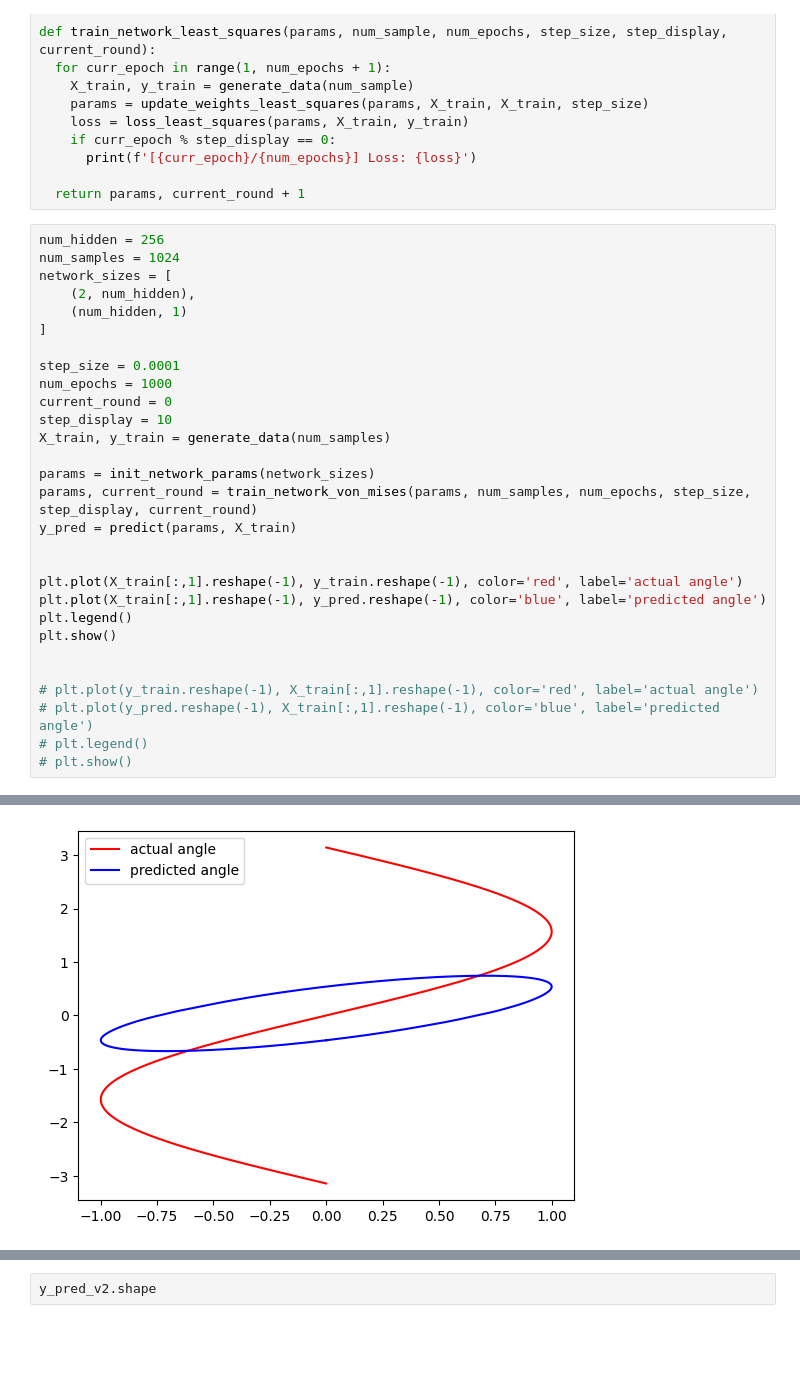
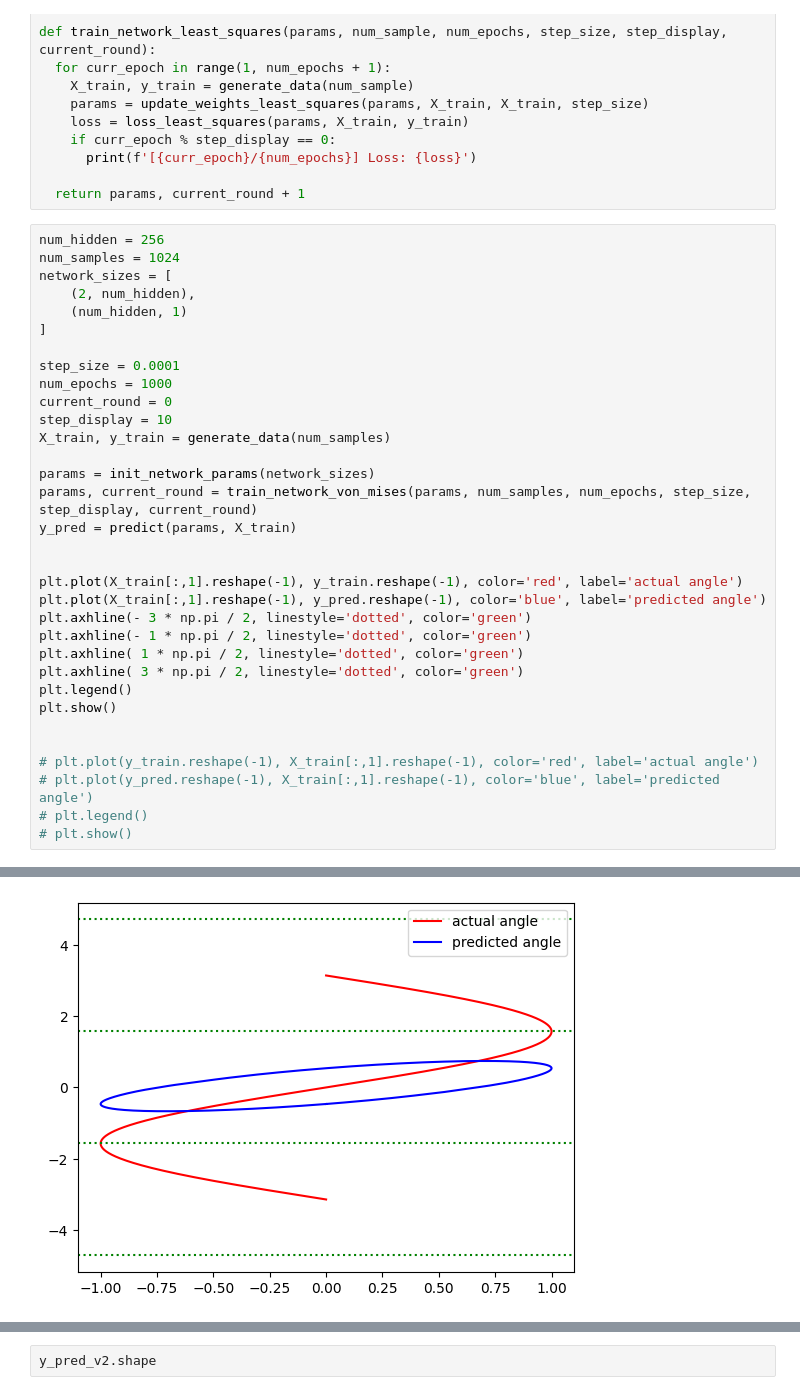
Before and after one commit to jumzzz/understanding-dl, a Jupyter notebook: ch-05/exercises/03-von-mises-loss-function.ipynb, the cells around one changed output, grey strips where cells are left out. Saved outputs shown, nothing was run; the diff lists cells and outputs as text; blank space fills up the shorter version.

```diff
--- a/ch-05/exercises/03-von-mises-loss-function.ipynb
+++ b/ch-05/exercises/03-von-mises-loss-function.ipynb
@@ -182,34 +182,38 @@ y_pred = predict(params, X_train)
 
 
 plt.plot(X_train[:,1].reshape(-1), y_train.reshape(-1), color='red', label='actual angle')
 plt.plot(X_train[:,1].reshape(-1), y_pred.reshape(-1), color='blue', label='predicted angle')
+plt.axhline(- 3 * np.pi / 2, linestyle='dotted', color='green')
+plt.axhline(- 1 * np.pi / 2, linestyle='dotted', color='green')
+plt.axhline( 1 * np.pi / 2, linestyle='dotted', color='green')
+plt.axhline( 3 * np.pi / 2, linestyle='dotted', color='green')
 plt.legend()
 plt.show()
 
 
 # plt.plot(y_train.reshape(-1), X_train[:,1].reshape(-1), color='red', label='actual angle')
 # plt.plot(y_pred.reshape(-1), X_train[:,1].reshape(-1), color='blue', label='predicted angle')
 # plt.legend()
 # plt.show()
 # %% [output]
 [10/1000] Loss: -98.07573699951172
 [20/1000] Loss: -229.15179443359375
 [30/1000] Loss: -235.70794677734375
 [40/1000] Loss: -208.47158813476562
 [50/1000] Loss: -97.36843872070312
 [60/1000] Loss: -109.35844421386719
 [70/1000] Loss: -124.48780822753906
 [80/1000] Loss: -134.02435302734375
 [90/1000] Loss: -141.1287841796875
 [100/1000] Loss: -146.90280151367188
 [110/1000] Loss: -151.85302734375
 [120/1000] Loss: -156.19351196289062
 ... (84 lines left out)
 [970/1000] Loss: -229.2493896484375
 [980/1000] Loss: -229.43006896972656
 [990/1000] Loss: -229.60682678222656
 [1000/1000] Loss: -229.7805938720703
-[figure, old version]
+[figure, new version]
 # %%
 params_v2 = init_network_params(network_sizes)
 
```
Also changed, not shown: parts of 1 cell of this notebook.
